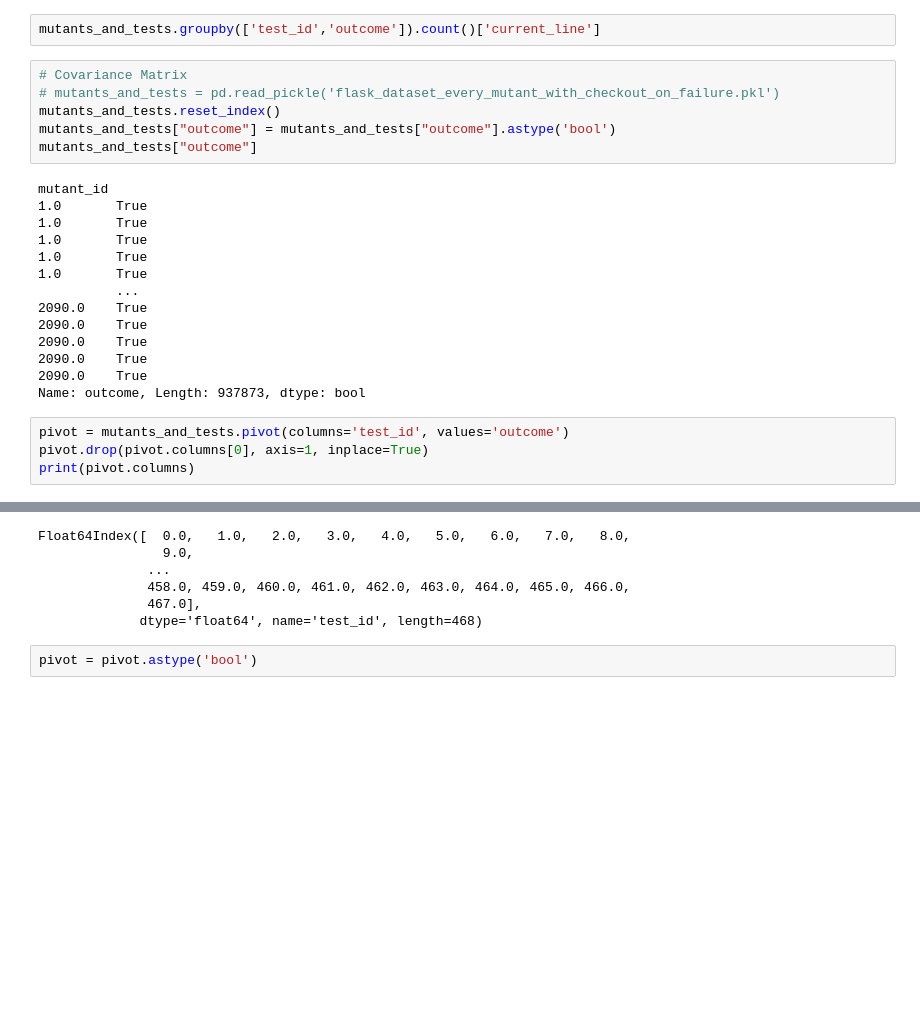
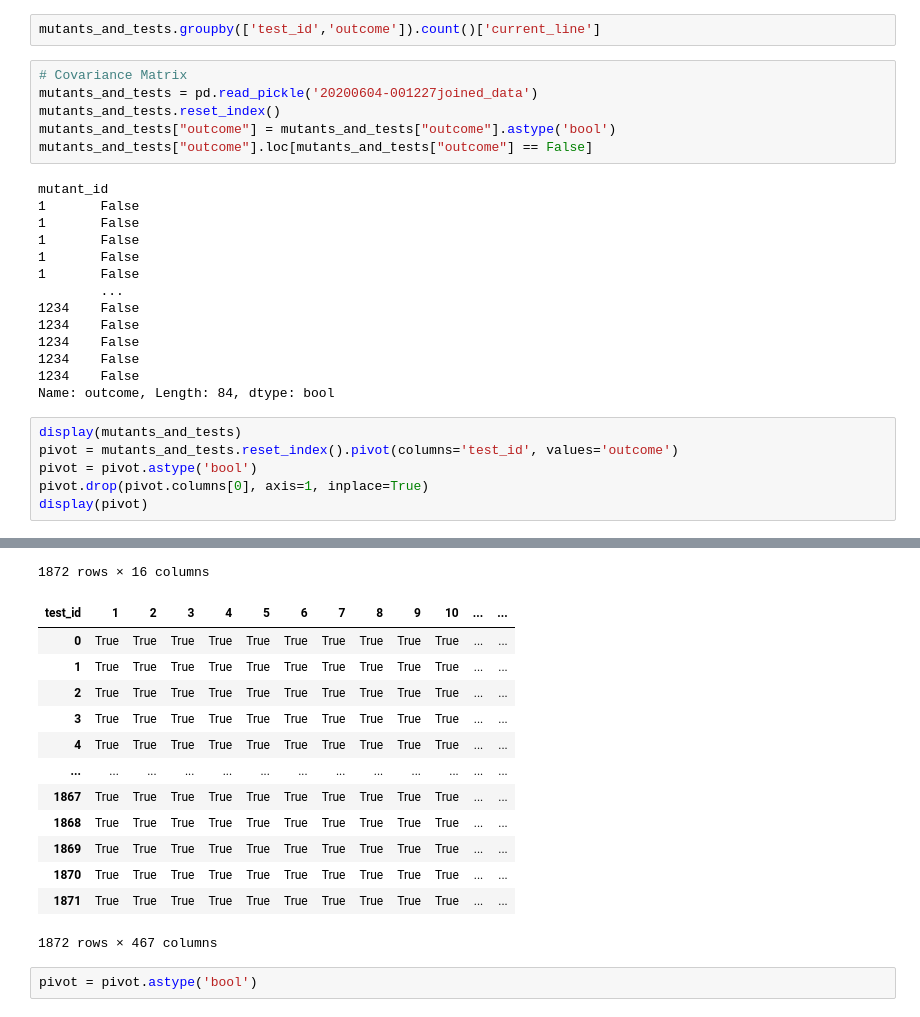
Before and after one commit to XPerianer/Mutester, a Jupyter notebook: Data_Gathering.ipynb, the cells around one changed output, grey strips where cells are left out. Saved outputs shown, nothing was run; the diff lists cells and outputs as text; blank space fills up the shorter version.

```diff
--- a/Data_Gathering.ipynb
+++ b/Data_Gathering.ipynb
@@ -143,26 +145,28 @@ mutants_and_tests = mutants.set_index('mutant_id').join(tests.set_index('mutant_
 mutants_and_tests.groupby(['test_id','outcome']).count()['current_line']
 # %%
 # Covariance Matrix
-# mutants_and_tests = pd.read_pickle('flask_dataset_every_mutant_with_checkout_on_failure.pkl')
+mutants_and_tests = pd.read_pickle('20200604-001227joined_data')
 mutants_and_tests.reset_index()
 mutants_and_tests["outcome"] = mutants_and_tests["outcome"].astype('bool')
-mutants_and_tests["outcome"]
+mutants_and_tests["outcome"].loc[mutants_and_tests["outcome"] == False]
 # %% [output]
 mutant_id
-1.0       True
-1.0       True
-1.0       True
-1.0       True
-1.0       True
-          ...
-2090.0    True
-2090.0    True
-2090.0    True
-2090.0    True
-2090.0    True
-Name: outcome, Length: 937873, dtype: bool
+1       False
+1       False
+1       False
+1       False
+1       False
+        ...
+1234    False
+1234    False
+1234    False
+1234    False
+1234    False
+Name: outcome, Length: 84, dtype: bool
 # %%
-pivot = mutants_and_tests.pivot(columns='test_id', values='outcome')
+display(mutants_and_tests)
+pivot = mutants_and_tests.reset_index().pivot(columns='test_id', values='outcome')
+pivot = pivot.astype('bool')
 pivot.drop(pivot.columns[0], axis=1, inplace=True)
-print(pivot.columns)
+display(pivot)
 # %% [output]
@@ -169,9 +186,17 @@ print(pivot.columns)
-Float64Index([  0.0,   1.0,   2.0,   3.0,   4.0,   5.0,   6.0,   7.0,   8.0,
-                9.0,
-              ...
-              458.0, 459.0, 460.0, 461.0, 462.0, 463.0, 464.0, 465.0, 466.0,
-              467.0],
-             dtype='float64', name='test_id', length=468)
+1872 rows × 16 columns
+| test_id | 1 | 2 | 3 | 4 | 5 | 6 | 7 | 8 | 9 | 10 | ... | ... |
+| 0 | True | True | True | True | True | True | True | True | True | True | ... | ... |
+| 1 | True | True | True | True | True | True | True | True | True | True | ... | ... |
+| 2 | True | True | True | True | True | True | True | True | True | True | ... | ... |
+| 3 | True | True | True | True | True | True | True | True | True | True | ... | ... |
+| 4 | True | True | True | True | True | True | True | True | True | True | ... | ... |
+| ... | ... | ... | ... | ... | ... | ... | ... | ... | ... | ... | ... | ... |
+| 1867 | True | True | True | True | True | True | True | True | True | True | ... | ... |
+| 1868 | True | True | True | True | True | True | True | True | True | True | ... | ... |
+| 1869 | True | True | True | True | True | True | True | True | True | True | ... | ... |
+| 1870 | True | True | True | True | True | True | True | True | True | True | ... | ... |
+| 1871 | True | True | True | True | True | True | True | True | True | True | ... | ... |
+1872 rows × 467 columns
 # %%
 pivot = pivot.astype('bool')
 # %%
```
Also changed, not shown: parts of 3 cells of this notebook, 4 other files.
